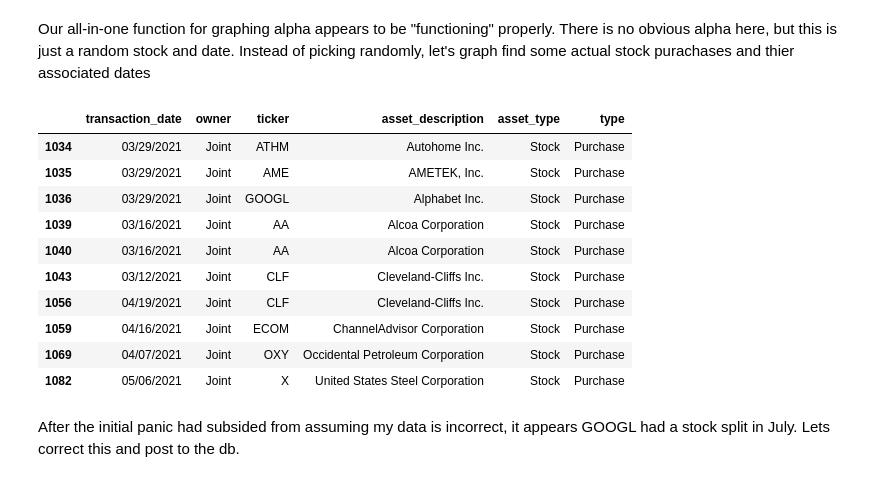
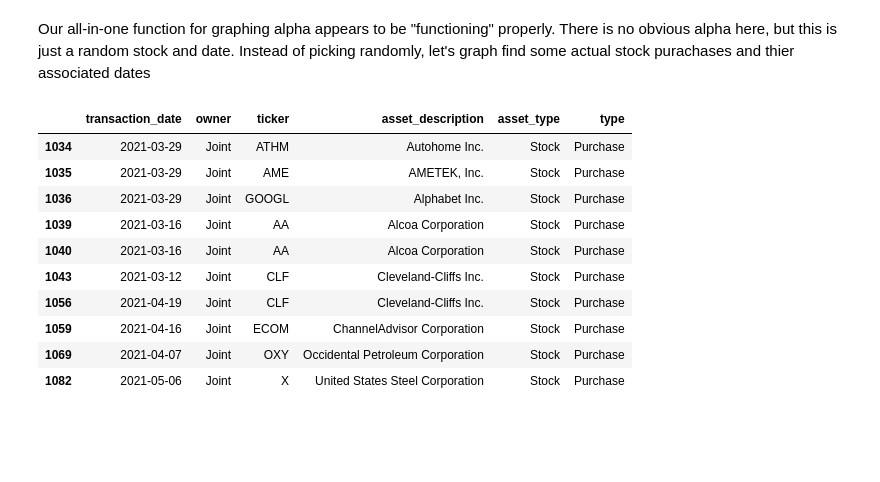
Before and after one commit to MattTheEconomist/Senator-Investments-ETL, a Jupyter notebook: EDA.ipynb, the cells around one changed output. Saved outputs shown, nothing was run; the diff lists cells and outputs as text; code cells hidden in the pictures; blank space fills up the shorter version.

Commit message:
working on graphing all transactions

```diff
--- a/EDA.ipynb
+++ b/EDA.ipynb
@@ -82,5 +82,7 @@ def reformatDate(transDate):
     listDate  = transDate.split("/")
     return f"{listDate[2]}-{listDate[0]}-{listDate[1]}"
 
-reformatDate('03/29/2021')
+transactions['transaction_date'] = transactions['transaction_date'].apply(lambda row: reformatDate(row))
+
+transactions['transaction_date'].head()
 # %% [output]
@@ -223,26 +237,30 @@ graphAlpha("IBM", "2015-01-05")
 # %% [markdown]
 Our all-in-one function for graphing alpha appears to be "functioning" properly. There is no obvious alpha here, but this is just a random stock and date. Instead of picking randomly, let's graph find some actual stock purachases and thier associated dates
 # %%
-# tub[tub['']]
-# tub.head()
-isTuberville = transactions['senatorId']==100
-isPurchase = transactions['type']=='Purchase'
-isStock = transactions['asset_type']=='Stock'
 
-tbPurchases = transactions[isTuberville & isPurchase & isStock]
-tbPurchases.tail(10).loc[:, :'type']
+def purchasesBySenator(senId):
+    isSenator = transactions['senatorId']==senId
+    isPurchase = transactions['type']=='Purchase'
+    isStock = transactions['asset_type']=='Stock'
+    rez = transactions[isSenator & isPurchase & isStock]
+
+    return rez.loc[:, :'type']
+
+
+tbPurchases = purchasesBySenator(100)
+tbPurchases.tail(10)
 # %% [output]
 |  | transaction_date | owner | ticker | asset_description | asset_type | type |
-| 1034 | 03/29/2021 | Joint | ATHM | Autohome Inc. | Stock | Purchase |
-| 1035 | 03/29/2021 | Joint | AME | AMETEK, Inc. | Stock | Purchase |
-| 1036 | 03/29/2021 | Joint | GOOGL | Alphabet Inc. | Stock | Purchase |
-| 1039 | 03/16/2021 | Joint | AA | Alcoa Corporation | Stock | Purchase |
-| 1040 | 03/16/2021 | Joint | AA | Alcoa Corporation | Stock | Purchase |
-| 1043 | 03/12/2021 | Joint | CLF | Cleveland-Cliffs Inc. | Stock | Purchase |
-| 1056 | 04/19/2021 | Joint | CLF | Cleveland-Cliffs Inc. | Stock | Purchase |
-| 1059 | 04/16/2021 | Joint | ECOM | ChannelAdvisor Corporation | Stock | Purchase |
-| 1069 | 04/07/2021 | Joint | OXY | Occidental Petroleum Corporation | Stock | Purchase |
-| 1082 | 05/06/2021 | Joint | X | United States Steel Corporation | Stock | Purchase |
+| 1034 | 2021-03-29 | Joint | ATHM | Autohome Inc. | Stock | Purchase |
+| 1035 | 2021-03-29 | Joint | AME | AMETEK, Inc. | Stock | Purchase |
+| 1036 | 2021-03-29 | Joint | GOOGL | Alphabet Inc. | Stock | Purchase |
+| 1039 | 2021-03-16 | Joint | AA | Alcoa Corporation | Stock | Purchase |
+| 1040 | 2021-03-16 | Joint | AA | Alcoa Corporation | Stock | Purchase |
+| 1043 | 2021-03-12 | Joint | CLF | Cleveland-Cliffs Inc. | Stock | Purchase |
+| 1056 | 2021-04-19 | Joint | CLF | Cleveland-Cliffs Inc. | Stock | Purchase |
+| 1059 | 2021-04-16 | Joint | ECOM | ChannelAdvisor Corporation | Stock | Purchase |
+| 1069 | 2021-04-07 | Joint | OXY | Occidental Petroleum Corporation | Stock | Purchase |
+| 1082 | 2021-05-06 | Joint | X | United States Steel Corporation | Stock | Purchase |
 # %%
 graphAlpha("OXY", '2021-06-25')
 # %%
@@ -254,2 +268,0 @@ graphAlpha("GOOGL", reformatDate("03/29/2021"))
-# %% [markdown]
-After the initial panic had subsided from assuming my data is incorrect, it appears GOOGL had a stock split in July. Lets correct this and post to the db.
```
Also changed, not shown: parts of 24 cells of this notebook, 4 other files.
